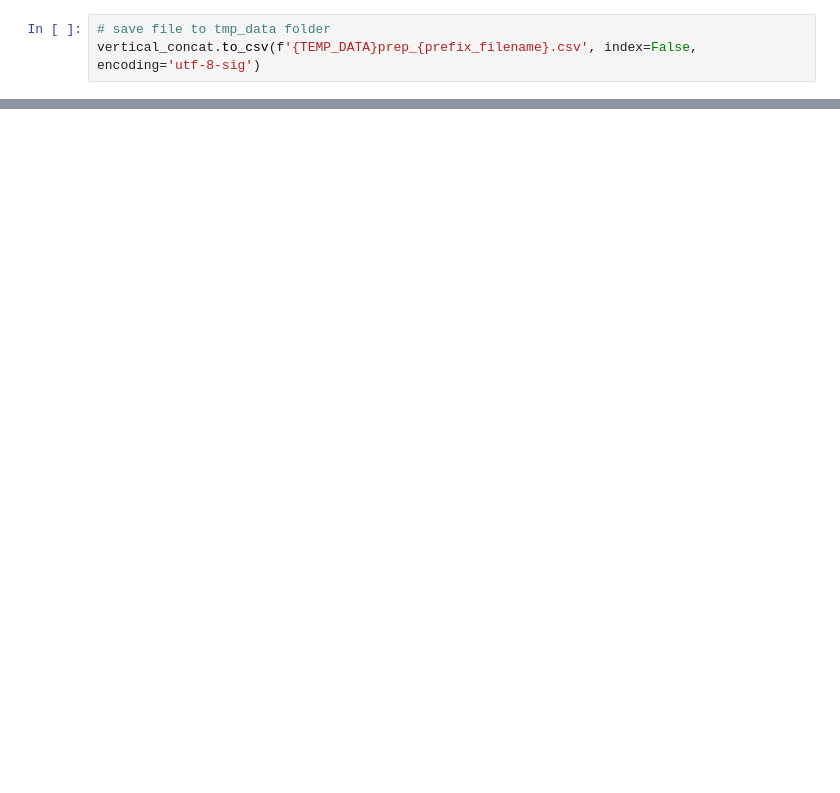
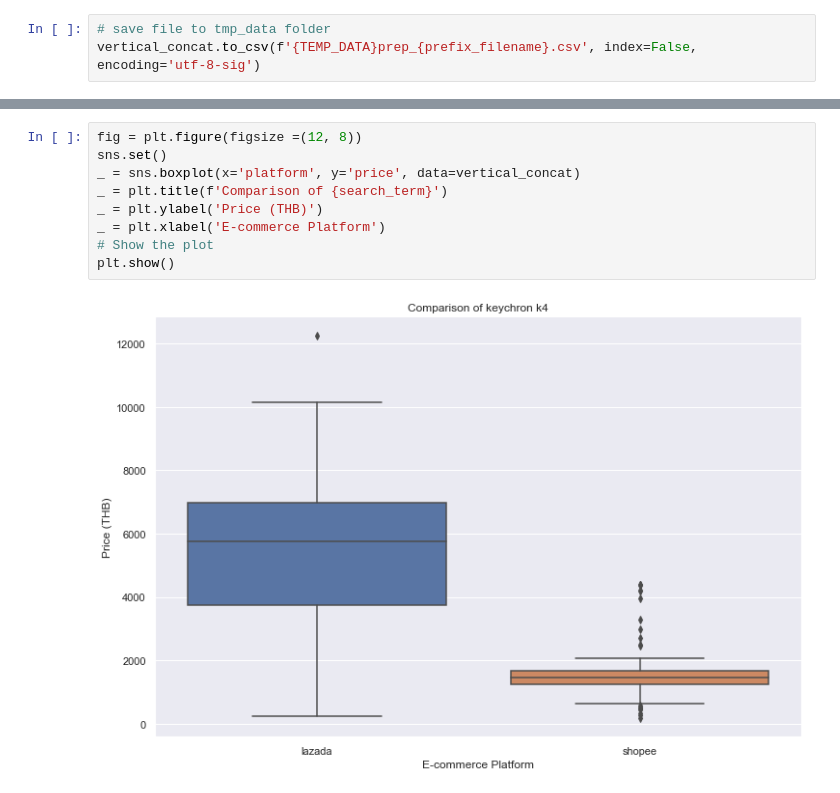
Before and after one commit to ztamnaja/product-price-etl, a Jupyter notebook: src/2_transform.ipynb, the cells around one changed output, grey strips where cells are left out. Drawn from its saved outputs; the diff is of its cells as text; blank space fills up the shorter version.

```diff
--- a/src/2_transform.ipynb
+++ b/src/2_transform.ipynb
@@ -244,0 +282,11 @@ vertical_concat.duplicated(subset=['product_name','store_name','platform']).sum(
+# %%
+fig = plt.figure(figsize =(12, 8))
+sns.set()
+_ = sns.boxplot(x='platform', y='price', data=vertical_concat)
+_ = plt.title(f'Comparison of {search_term}')
+_ = plt.ylabel('Price (THB)')
+_ = plt.xlabel('E-commerce Platform')
+# Show the plot
+plt.show()
+# %% [output]
+[figure, added]
```
Also changed, not shown: parts of 5 cells of this notebook, 10 other files.
